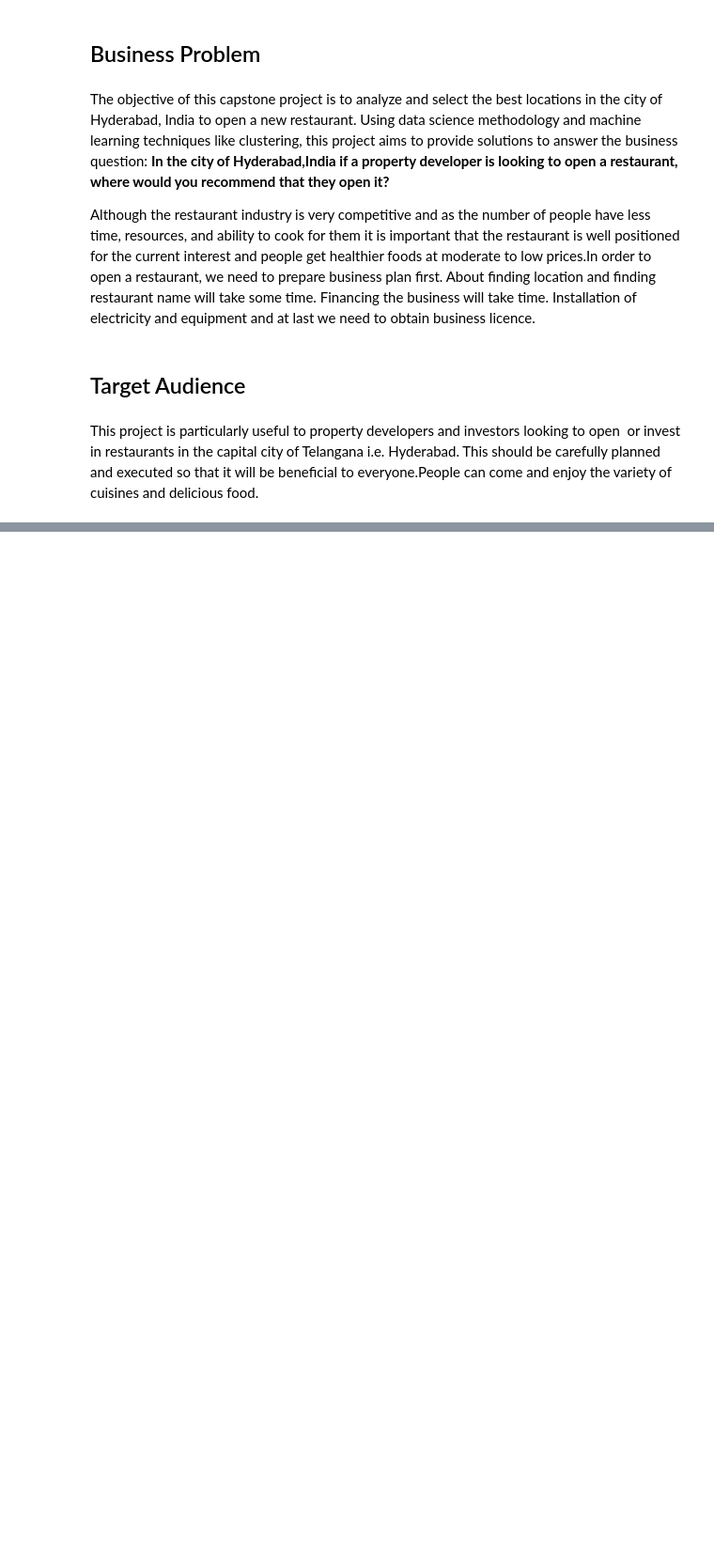
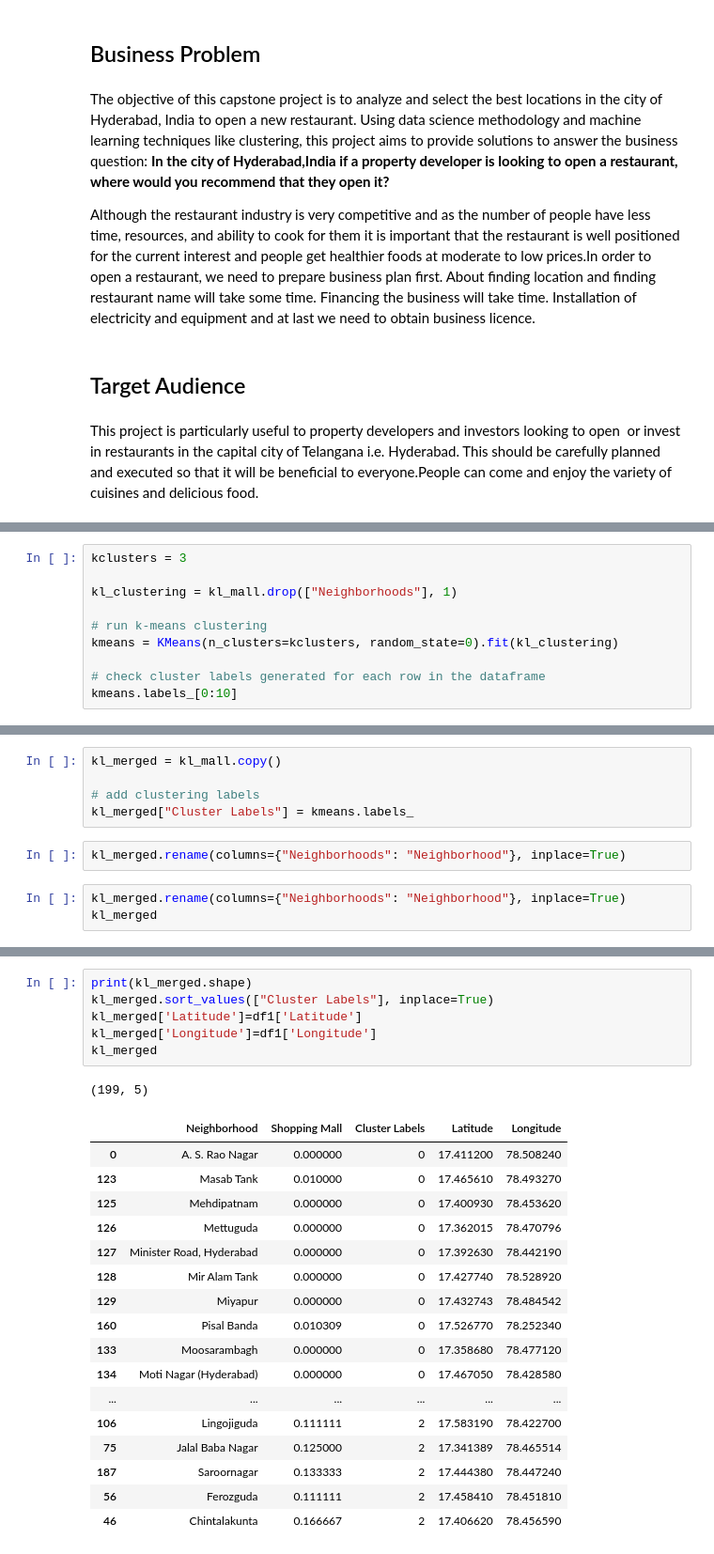
Before and after one commit to Rithik37/Data-Science-Capstone-Project, a Jupyter notebook: Capstone4.ipynb, the cells around one changed output, grey strips where cells are left out. Shown at 94% size. Drawn from its saved outputs; the diff is of its cells as text; blank space fills up the shorter version.

```diff
--- a/Capstone4.ipynb
+++ b/Capstone4.ipynb
@@ -20,0 +401,10 @@ This project is particularly useful to property developers and investors looking
+# %%
+kclusters = 3
+
+kl_clustering = kl_mall.drop(["Neighborhoods"], 1)
+
+# run k-means clustering
+kmeans = KMeans(n_clusters=kclusters, random_state=0).fit(kl_clustering)
+
+# check cluster labels generated for each row in the dataframe
+kmeans.labels_[0:10]
@@ -20,0 +413,10 @@ This project is particularly useful to property developers and investors looking
+# %%
+kl_merged = kl_mall.copy()
+
+# add clustering labels
+kl_merged["Cluster Labels"] = kmeans.labels_
+# %%
+kl_merged.rename(columns={"Neighborhoods": "Neighborhood"}, inplace=True)
+# %%
+kl_merged.rename(columns={"Neighborhoods": "Neighborhood"}, inplace=True)
+kl_merged
@@ -20,0 +441,25 @@ This project is particularly useful to property developers and investors looking
+# %%
+print(kl_merged.shape)
+kl_merged.sort_values(["Cluster Labels"], inplace=True)
+kl_merged['Latitude']=df1['Latitude']
+kl_merged['Longitude']=df1['Longitude']
+kl_merged
+# %% [output]
+(199, 5)
+|  | Neighborhood | Shopping Mall | Cluster Labels | Latitude | Longitude |
+| 0 | A. S. Rao Nagar | 0.000000 | 0 | 17.411200 | 78.508240 |
+| 123 | Masab Tank | 0.010000 | 0 | 17.465610 | 78.493270 |
+| 125 | Mehdipatnam | 0.000000 | 0 | 17.400930 | 78.453620 |
+| 126 | Mettuguda | 0.000000 | 0 | 17.362015 | 78.470796 |
+| 127 | Minister Road, Hyderabad | 0.000000 | 0 | 17.392630 | 78.442190 |
+| 128 | Mir Alam Tank | 0.000000 | 0 | 17.427740 | 78.528920 |
+| 129 | Miyapur | 0.000000 | 0 | 17.432743 | 78.484542 |
+| 160 | Pisal Banda | 0.010309 | 0 | 17.526770 | 78.252340 |
+| 133 | Moosarambagh | 0.000000 | 0 | 17.358680 | 78.477120 |
+| 134 | Moti Nagar (Hyderabad) | 0.000000 | 0 | 17.467050 | 78.428580 |
+| ... | ... | ... | ... | ... | ... |
+| 106 | Lingojiguda | 0.111111 | 2 | 17.583190 | 78.422700 |
+| 75 | Jalal Baba Nagar | 0.125000 | 2 | 17.341389 | 78.465514 |
+| 187 | Saroornagar | 0.133333 | 2 | 17.444380 | 78.447240 |
+| 56 | Ferozguda | 0.111111 | 2 | 17.458410 | 78.451810 |
+| 46 | Chintalakunta | 0.166667 | 2 | 17.406620 | 78.456590 |
```
Also changed, not shown: parts of 50 cells of this notebook.
